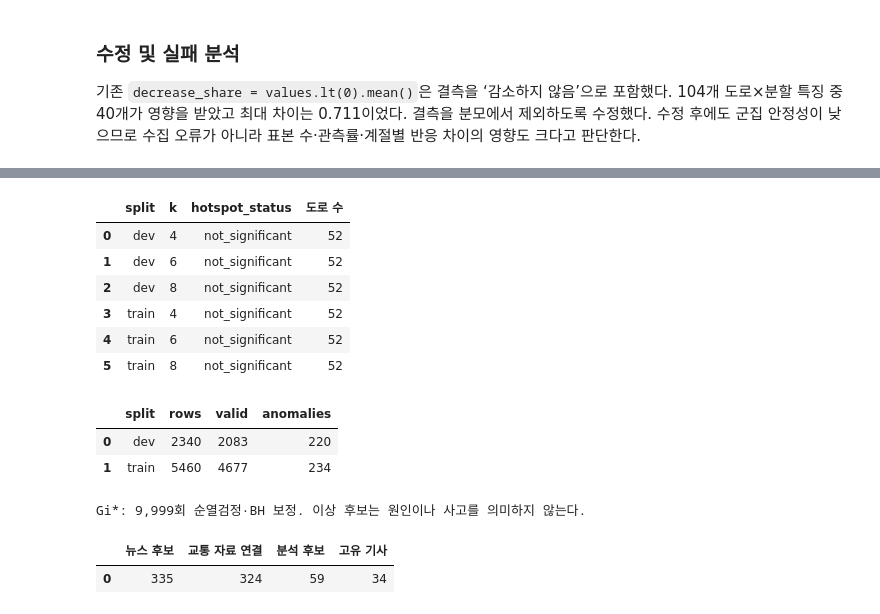
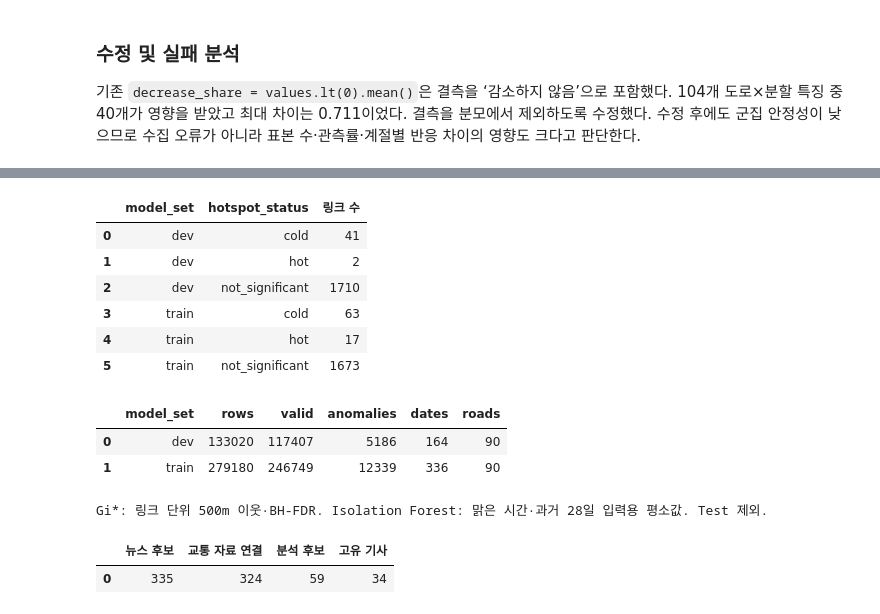
Before and after one commit to data-crawling-6/seoul-weather-traffic, a Jupyter notebook: notebooks/02_analysis/ysy_clustering.ipynb, the cells around one changed output, grey strips where cells are left out. Drawn from its saved outputs; the diff is of its cells as text; code cells hidden in the pictures.

```diff
--- a/notebooks/02_analysis/ysy_clustering.ipynb
+++ b/notebooks/02_analysis/ysy_clustering.ipynb
@@ -60,22 +85,22 @@ display(dtw.groupby(['split', 'dtw_cluster'], dropna=False).size().rename('도
 # %%
-# [서연] Gi*와 Isolation Forest 결과
-gi = pd.read_csv(sorted(TABLES.glob('yang_seoyeon_gi_hotspots_*_(성공)_v*.csv'))[-1], encoding='utf-8-sig')
-anomaly = pd.read_csv(sorted(TABLES.glob('yang_seoyeon_anomaly_summary_*_(성공)_v*.csv'))[-1], encoding='utf-8-sig')
-display(gi.groupby(['split', 'k', 'hotspot_status']).size().rename('도로 수').reset_index())
+# [서연] 노션 확정 기준의 링크 Gi*와 맑은 시간 Isolation Forest 결과
+gi = pd.read_csv(sorted(TABLES.glob('yang_seoyeon_gi_link_hotspots_*_(성공)_v02.csv'))[-1], encoding='utf-8-sig')
+anomaly = pd.read_csv(sorted(TABLES.glob('yang_seoyeon_anomaly_clear_summary_*_(성공)_v02.csv'))[-1], encoding='utf-8-sig')
+display(gi.groupby(['model_set', 'hotspot_status']).size().rename('링크 수').reset_index())
 display(anomaly)
-print('Gi*: 9,999회 순열검정·BH 보정. 이상 후보는 원인이나 사고를 의미하지 않는다.')
+print('Gi*: 링크 단위 500m 이웃·BH-FDR. Isolation Forest: 맑은 시간·과거 28일 입력용 평소값. Test 제외.')
 # %% [output]
-|  | split | k | hotspot_status | 도로 수 |
-| 0 | dev | 4 | not_significant | 52 |
-| 1 | dev | 6 | not_significant | 52 |
-| 2 | dev | 8 | not_significant | 52 |
-| 3 | train | 4 | not_significant | 52 |
-| 4 | train | 6 | not_significant | 52 |
-| 5 | train | 8 | not_significant | 52 |
+|  | model_set | hotspot_status | 링크 수 |
+| 0 | dev | cold | 41 |
+| 1 | dev | hot | 2 |
+| 2 | dev | not_significant | 1710 |
+| 3 | train | cold | 63 |
+| 4 | train | hot | 17 |
+| 5 | train | not_significant | 1673 |
-|  | split | rows | valid | anomalies |
-| 0 | dev | 2340 | 2083 | 220 |
-| 1 | train | 5460 | 4677 | 234 |
+|  | model_set | rows | valid | anomalies | dates | roads |
+| 0 | dev | 133020 | 117407 | 5186 | 164 | 90 |
+| 1 | train | 279180 | 246749 | 12339 | 336 | 90 |
-Gi*: 9,999회 순열검정·BH 보정. 이상 후보는 원인이나 사고를 의미하지 않는다.
+Gi*: 링크 단위 500m 이웃·BH-FDR. Isolation Forest: 맑은 시간·과거 28일 입력용 평소값. Test 제외.
 # %%
 # [서연] 뉴스 연결 결과
 news_log = sorted(LOGS.glob('traffic_news_join_*_(성공)_v*.json'))[-1]
```
Also changed, not shown: parts of 4 cells of this notebook, 13 other files.
